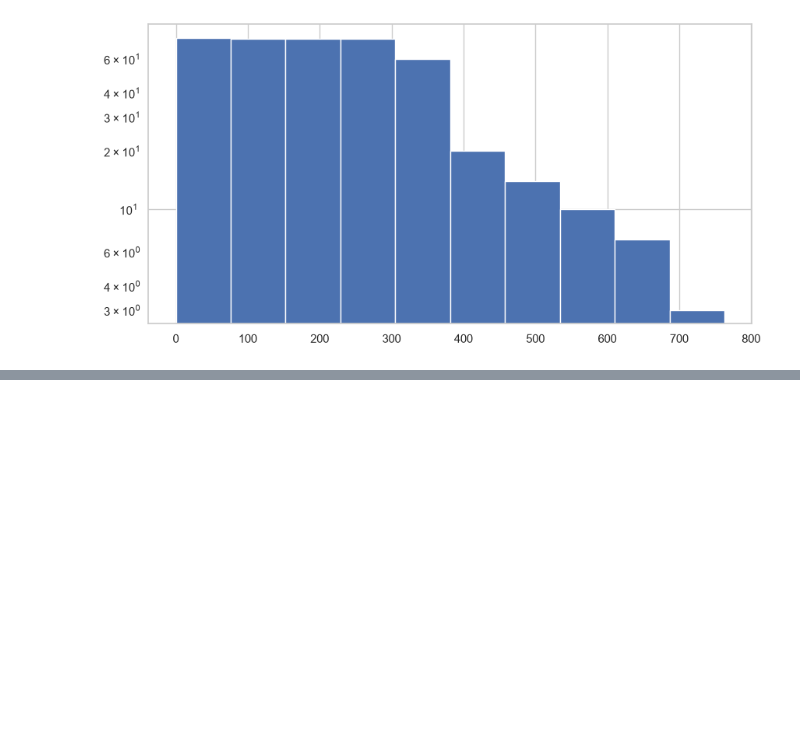
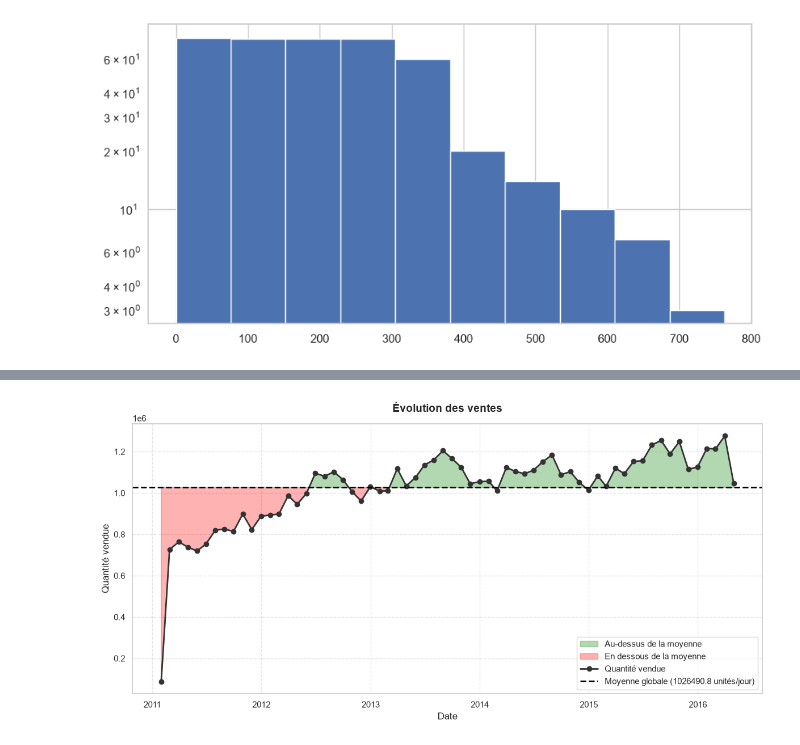
Before and after one commit to MohamedHD-debug/demand-forecasting, a Jupyter notebook: notebooks/EDA.ipynb, the cells around one changed output, grey strips where cells are left out. Drawn from its saved outputs; the diff is of its cells as text; code cells hidden in the pictures; blank space fills up the shorter version.

```diff
--- a/notebooks/EDA.ipynb
+++ b/notebooks/EDA.ipynb
@@ -118,0 +164,10 @@ plt.show()
+# %%
+query6= '''
+            select d.la_date, sum(quantite) as quantite_vendues
+            from dim_date d join fact_sales f on d.id = f.date_id
+            group by d.id
+        '''
+
+quantite_per_day = pd.read_sql(query6, engine)
+
+quantite_per_day.head()
@@ -118,0 +181,81 @@ plt.show()
+# %%
+quantite_per_day["la_date"] = pd.to_datetime(
+    quantite_per_day["la_date"]
+)
+
+# Calcul des ventes totales mensuelles
+df_monthly = (
+    quantite_per_day
+    .set_index("la_date")
+    .resample("ME")["quantite_vendues"]
+    .sum()
+)
+
+# Calcul de la moyenne globale sur toute la période
+mean_overall = df_monthly.mean()
+
+# Configuration de la figure
+plt.figure(figsize=(12, 6))
+
+# Remplir en vert la zone où la courbe est au-dessus de la moyenne
+plt.fill_between(
+    df_monthly.index,
+    df_monthly.values,
+    mean_overall,
+    where=(df_monthly.values >= mean_overall),
+    interpolate=True,
+    color="green",
+    alpha=0.3,
+    label="Au-dessus de la moyenne"
+)
+
+# Remplir en rouge la zone où la courbe est en dessous de la moyenne
+plt.fill_between(
+    df_monthly.index,
+    df_monthly.values,
+    mean_overall,
+    where=(df_monthly.values < mean_overall),
+    interpolate=True,
+    color="red",
+    alpha=0.3,
+    label="En dessous de la moyenne"
+)
+
+# Tracé de la courbe d'évolution mensuelle
+plt.plot(
+    df_monthly.index,
+    df_monthly.values,
+    marker="o",
+    linestyle="-",
+    color="#333333",
+    linewidth=2,
+    label="Quantité vendue"
+)
+
+# Tracé de la ligne de moyenne globale
+plt.axhline(
+    y=mean_overall,
+    color="black",
+    linestyle="--",
+    linewidth=2,
+    label=f"Moyenne globale ({mean_overall:.1f} unités/jour)"
+)
+
+# Habillage et clarté du graphique
+plt.title(
+    "Évolution des ventes",
+    fontsize=14,
+    fontweight="bold",
+    pad=15
+)
+
+plt.xlabel("Date", fontsize=12)
+plt.ylabel("Quantité vendue", fontsize=12)
+
+plt.grid(True, linestyle="--", alpha=0.5)
+plt.legend(loc="best", fontsize=11)
+
+plt.tight_layout()
+plt.show()
+# %% [output]
+[figure, added]
```
Also changed, not shown: parts of 46 cells of this notebook, 2 other files.
